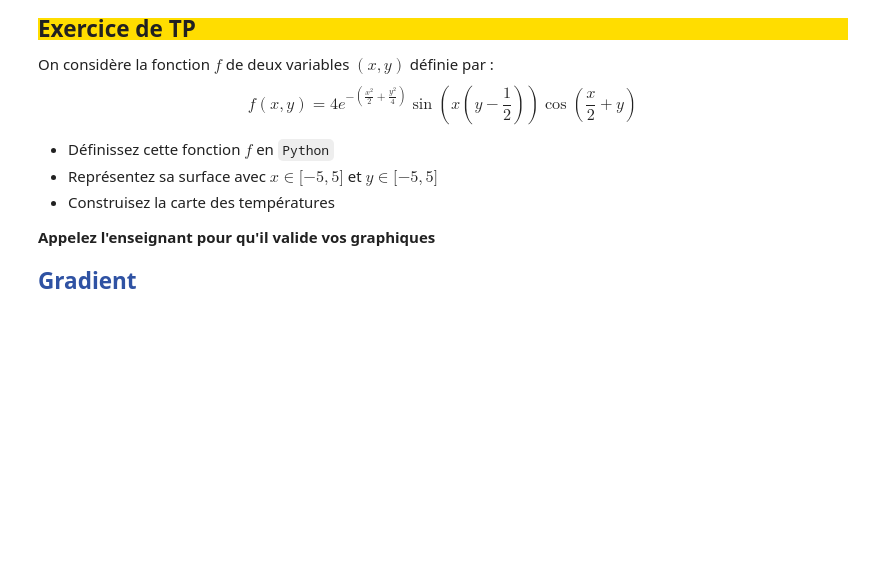
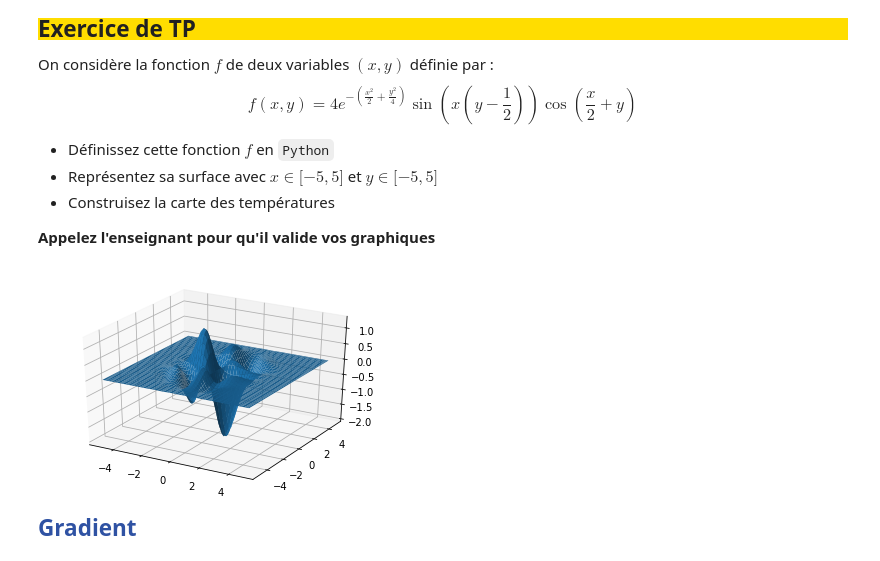
Before and after one commit to Aslem1/univ, a Jupyter notebook: Methodes numeriques/TP4-Optimisation/[ENONCE] 2019-2020 Optimisation.ipynb, the cells around one changed output. Saved outputs shown, nothing was run; the diff lists cells and outputs as text; code cells hidden in the pictures; blank space fills up the shorter version.

```diff
--- a/Methodes numeriques/TP4-Optimisation/[ENONCE] 2019-2020 Optimisation.ipynb
+++ b/Methodes numeriques/TP4-Optimisation/[ENONCE] 2019-2020 Optimisation.ipynb
@@ -304,3 +304,22 @@ $$f(x,y) = 4 e^{-(\frac{x^2}{2}+\frac{y^2}{4})} \sin(x(y-\frac{1}{2})) \cos(\fra
+# %%
+# Insérez votre code
+def f(x, y):
+    return 4*np.exp(-((x**2)/2 + (y**2)/4)) * np.sin(x*(y - 1/2)) * np.cos(x/2 + y)
+
+fig = plt.figure()
+ax = fig.gca(projection='3d')
+
+# Calcul des points de la surface
+X = np.arange(-5, 5, 0.1)
+Y = np.arange(-5, 5, 0.1)
+X, Y = np.meshgrid(X, Y)
+Z = f(X,Y)
+
+# Trace la surface
+surf = ax.plot_surface(X, Y, Z)
+plt.show()
+# %% [output]
+[figure, added]
 # %% [markdown]
 <p style="font-size:150%; line-height:150%; font-weight:bold; color:#2F52A3">Gradient</p>
 # %% [markdown]
```
Also changed, not shown: parts of 6 cells of this notebook, 2 other files.
